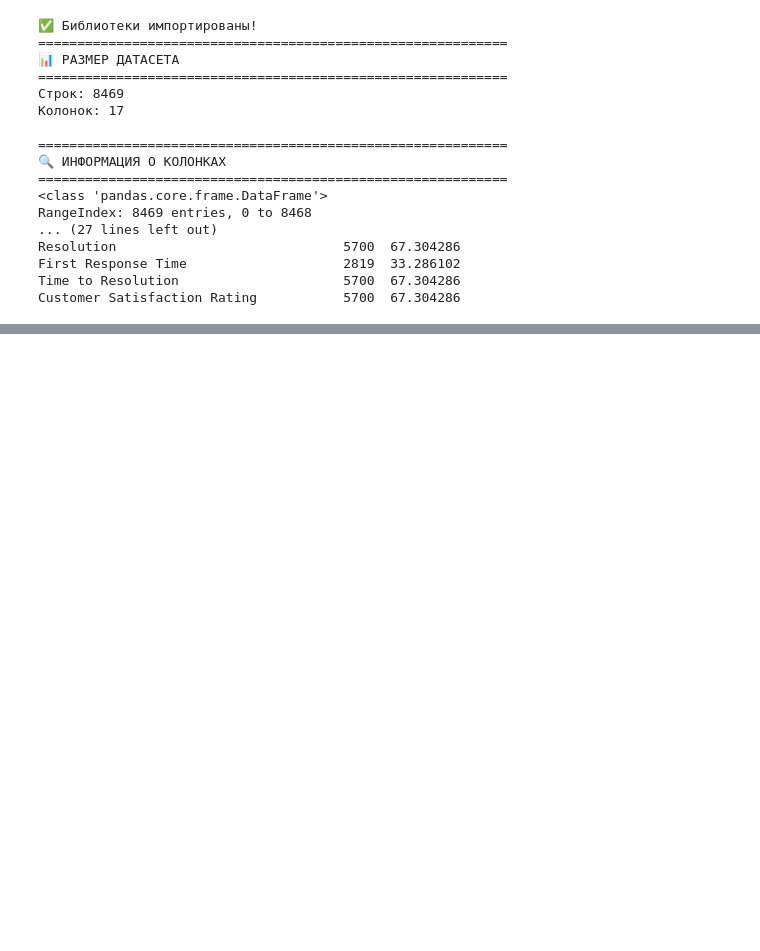
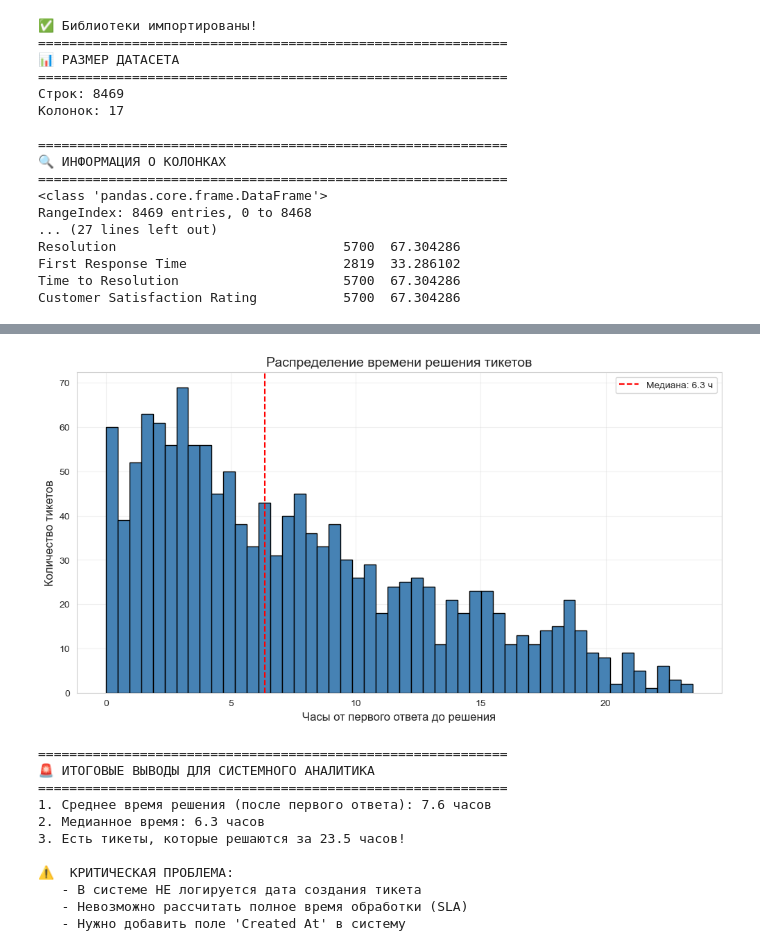
Before and after one commit to ziks444/helpdesk-eda-system-analyst, a Jupyter notebook: notebooks/01_eda_analysis.ipynb, the cells around one changed output, grey strips where cells are left out. Saved outputs shown, nothing was run; the diff lists cells and outputs as text; code cells hidden in the pictures; blank space fills up the shorter version.

```diff
--- a/notebooks/01_eda_analysis.ipynb
+++ b/notebooks/01_eda_analysis.ipynb
@@ -50,0 +264,68 @@ Customer Satisfaction Rating           5700  67.304286
+# %%
+# ============================================
+# ⏰ АНАЛИЗ ВРЕМЕНИ: ОТ ПЕРВОГО ОТВЕТА ДО РЕШЕНИЯ
+# ============================================
+
+print("=" * 60)
+print("🔍 ПРЕОБРАЗОВАНИЕ TIMESTAMP'ОВ")
+print("=" * 60)
+
+# Преобразуем строки в datetime
+df['First Response Time'] = pd.to_datetime(df['First Response Time'], errors='coerce')
+df['Time to Resolution'] = pd.to_datetime(df['Time to Resolution'], errors='coerce')
+
+# Считаем разницу (в часах)
+df['Response to Resolution (hours)'] = (
+    (df['Time to Resolution'] - df['First Response Time']).dt.total_seconds() / 3600
+)
+
+# Убираем отрицательные значения (ошибки данных)
+df['Response to Resolution (hours)'] = df['Response to Resolution (hours)'].apply(
+    lambda x: x if x >= 0 else np.nan
+)
+
+print(f"Тикетов с данными о времени: {df['Response to Resolution (hours)'].notna().sum()}")
+print(f"\nСреднее время от первого ответа до решения: {df['Response to Resolution (hours)'].mean():.2f} часов")
+print(f"Медианное время: {df['Response to Resolution (hours)'].median():.2f} часов")
+print(f"Минимальное: {df['Response to Resolution (hours)'].min():.2f} часов")
+print(f"Максимальное: {df['Response to Resolution (hours)'].max():.2f} часов")
+
+print("\n" + "=" * 60)
+print("📊 ВРЕМЯ РЕШЕНИЯ ПО ПРИОРИТЕТАМ")
+print("=" * 60)
+priority_time = df.groupby('Ticket Priority')['Response to Resolution (hours)'].agg(['mean', 'median', 'count'])
+priority_time.columns = ['Среднее (часы)', 'Медиана (часы)', 'Количество']
+print(priority_time.round(2))
+
+print("\n" + "=" * 60)
+print("📊 ВРЕМЯ РЕШЕНИЯ ПО ТИПАМ ТИКЕТОВ")
+print("=" * 60)
+type_time = df.groupby('Ticket Type')['Response to Resolution (hours)'].agg(['mean', 'median', 'count'])
+type_time.columns = ['Среднее (часы)', 'Медиана (часы)', 'Количество']
+print(type_time.round(2).sort_values('Среднее (часы)', ascending=False))
+
+print("\n" + "=" * 60)
+print("📈 ГИСТОГРАММА ВРЕМЕНИ РЕШЕНИЯ")
+print("=" * 60)
+plt.figure(figsize=(12, 6))
+plt.hist(df['Response to Resolution (hours)'].dropna(), bins=50, color='steelblue', edgecolor='black')
+plt.xlabel('Часы от первого ответа до решения', fontsize=12)
+plt.ylabel('Количество тикетов', fontsize=12)
+plt.title('Распределение времени решения тикетов', fontsize=14)
+plt.axvline(df['Response to Resolution (hours)'].median(), color='red', linestyle='--',
+            label=f'Медиана: {df["Response to Resolution (hours)"].median():.1f} ч')
+plt.legend()
+plt.grid(True, alpha=0.3)
+plt.show()
+
+print("\n" + "=" * 60)
+print("🚨 ИТОГОВЫЕ ВЫВОДЫ ДЛЯ СИСТЕМНОГО АНАЛИТИКА")
+print("=" * 60)
+print(f"1. Среднее время решения (после первого ответа): {df['Response to Resolution (hours)'].mean():.1f} часов")
+print(f"2. Медианное время: {df['Response to Resolution (hours)'].median():.1f} часов")
+print(f"3. Есть тикеты, которые решаются за {df['Response to Resolution (hours)'].max():.1f} часов!")
+print(f"\n⚠️  КРИТИЧЕСКАЯ ПРОБЛЕМА:")
+print(f"   - В системе НЕ логируется дата создания тикета")
+print(f"   - Невозможно рассчитать полное время обработки (SLA)")
+print(f"   - Нужно добавить поле 'Created At' в систему")
+# %% [output]
@@ -50,0 +349,12 @@ Customer Satisfaction Rating           5700  67.304286
+[figure, added]
+============================================================
+🚨 ИТОГОВЫЕ ВЫВОДЫ ДЛЯ СИСТЕМНОГО АНАЛИТИКА
+============================================================
+1. Среднее время решения (после первого ответа): 7.6 часов
+2. Медианное время: 6.3 часов
+3. Есть тикеты, которые решаются за 23.5 часов!
+
+⚠️  КРИТИЧЕСКАЯ ПРОБЛЕМА:
+   - В системе НЕ логируется дата создания тикета
+   - Невозможно рассчитать полное время обработки (SLA)
+   - Нужно добавить поле 'Created At' в систему
```
Also changed, not shown: parts of 4 cells of this notebook, 5 other files.
